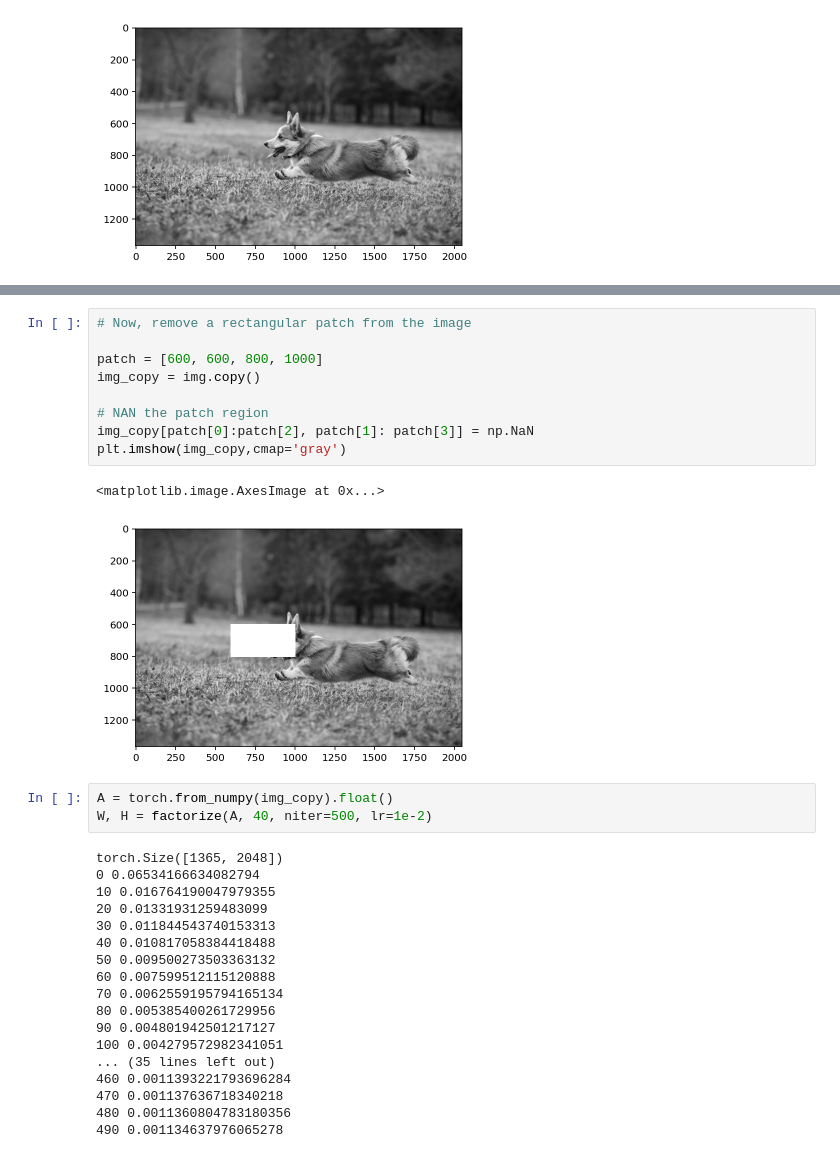
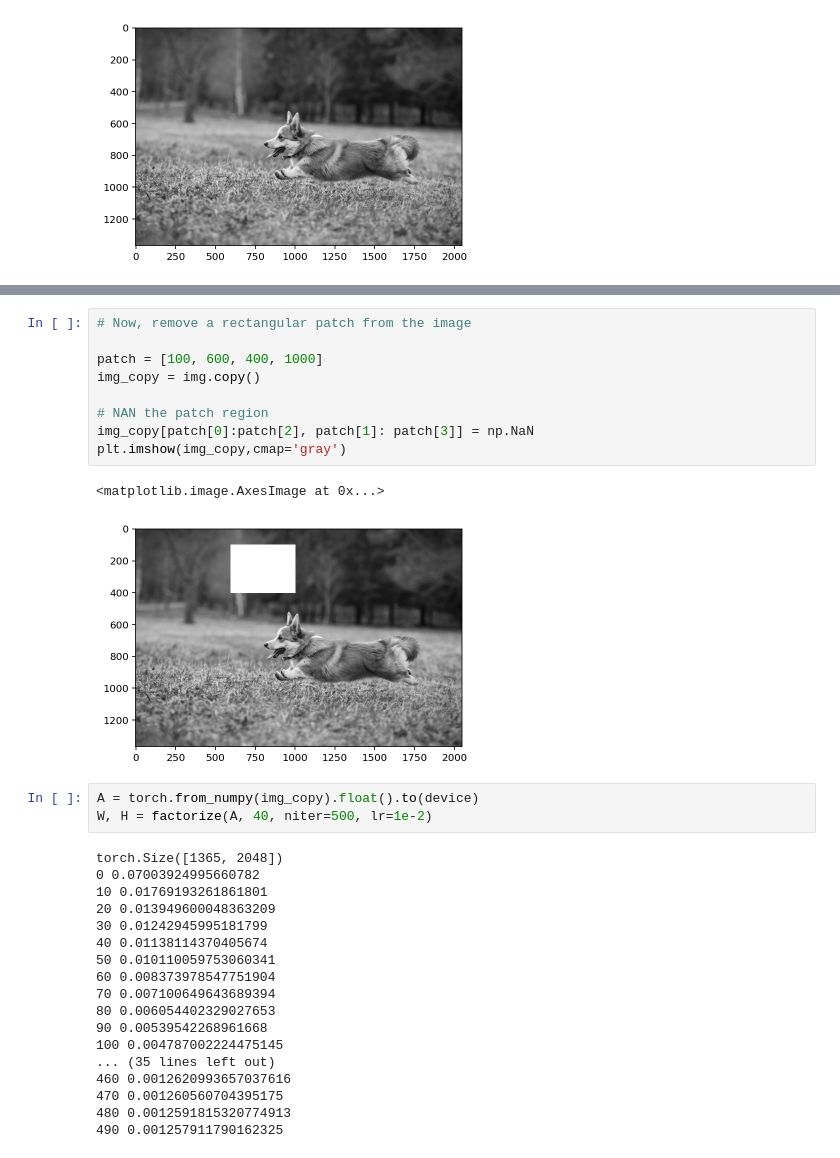
Before and after one commit to nipunbatra/ml2023, a Jupyter notebook: notebooks/posts/image-completion.ipynb, the cells around one changed output, grey strips where cells are left out. Cells and saved outputs as stored; diff of their text form.

```diff
--- a/notebooks/posts/image-completion.ipynb
+++ b/notebooks/posts/image-completion.ipynb
@@ -103,34 +105,34 @@ plt.imshow((W @ H).detach().numpy(), cmap='gray')
 # %%
 # Now, remove a rectangular patch from the image
 
-patch = [600, 600, 800, 1000]
+patch = [100, 600, 400, 1000]
 img_copy = img.copy()
 
 # NAN the patch region
 img_copy[patch[0]:patch[2], patch[1]: patch[3]] = np.NaN
 plt.imshow(img_copy,cmap='gray')
 # %% [output]
 <matplotlib.image.AxesImage at 0x...>
-[figure, old version]
+[figure, new version]
 # %%
-A = torch.from_numpy(img_copy).float()
+A = torch.from_numpy(img_copy).float().to(device)
 W, H = factorize(A, 40, niter=500, lr=1e-2)
 # %% [output]
 torch.Size([1365, 2048])
-0 0.06534166634082794
-10 0.016764190047979355
-20 0.01331931259483099
-30 0.011844543740153313
-40 0.010817058384418488
-50 0.009500273503363132
-60 0.007599512115120888
-70 0.0062559195794165134
-80 0.005385400261729956
-90 0.004801942501217127
-100 0.004279572982341051
+0 0.07003924995660782
+10 0.01769193261861801
+20 0.013949600048363209
+30 0.01242945995181799
+40 0.01138114370405674
+50 0.010110059753060341
+60 0.008373978547751904
+70 0.007100649643689394
+80 0.006054402329027653
+90 0.00539542268961668
+100 0.004787002224475145
 ... (35 lines left out)
-460 0.0011393221793696284
-470 0.001137636718340218
-480 0.0011360804783180356
-490 0.001134637976065278
+460 0.0012620993657037616
+470 0.001260560704395175
+480 0.0012591815320774913
+490 0.001257911790162325
 # %%
```
Also changed, not shown: parts of 15 cells of this notebook, 3 other files.
